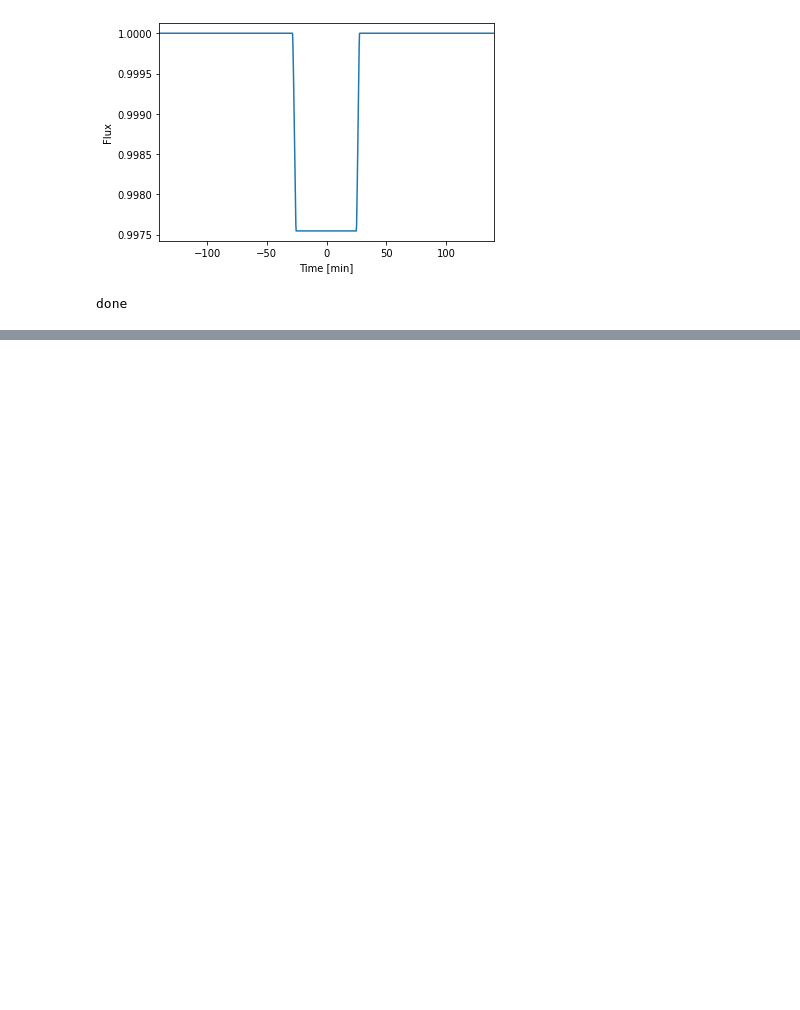
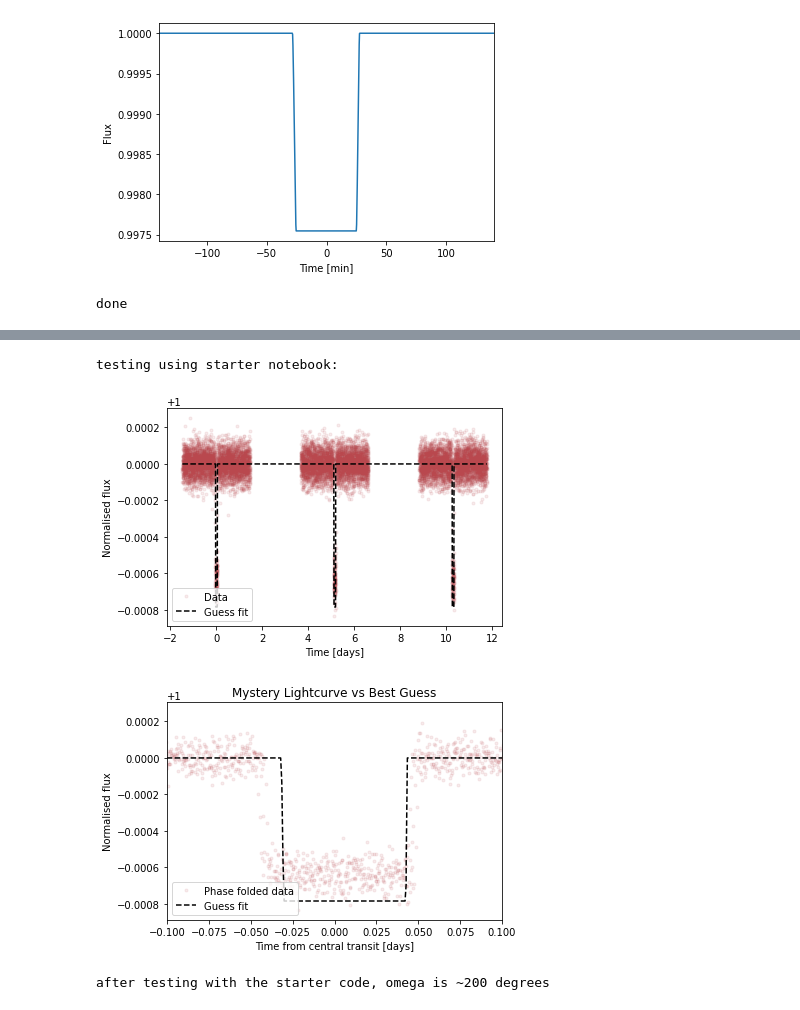
Before and after one commit to grobbins2/Exoplanets-AST4930, a Jupyter notebook: Final_Project_GR.ipynb, the cells around one changed output, grey strips where cells are left out. Saved outputs shown, nothing was run; the diff lists cells and outputs as text; code cells hidden in the pictures; blank space fills up the shorter version.

```diff
--- a/Final_Project_GR.ipynb
+++ b/Final_Project_GR.ipynb
@@ -342,0 +432,62 @@ plt.show()
+# %%
+print('testing using starter notebook:')
+g_per_MEarth=5.972e+27      ##units: g
+cm_per_REarth=6.37e8 #cm
+cm_per_RSun=6.955e10
+#Reading in the lightcurve from the CSV file
+data = loadtxt('stellar_mass_0.81_stellar_radius_0.85.csv', delimiter=',')
+time=data[:,0]
+flux=data[:,1]
+flux_err=data[:,2]
+def f_lightcurve(time,period,rp,a,inc,ecc,omega):
+    """
+    Function for computing transit models for the set of 8 free paramters
+    x - time array
+    """
+    tm = QuadraticModel()
+    tm.set_data(time)
+    om=omega/180*np.pi
+    i=inc/180.0*np.pi
+    lightcurve=tm.evaluate(k=rp, ldc=[0.0, 0.0], t0=0.0, p=period, a=a, i=i,e=ecc,w=om)
+    return lightcurve
+
+#HERE IS WHERE YOU ENTER YOUR GUESSES, FOR NUMBER 1
+guess_period= 5.15
+guess_ronr=0.028
+guess_aonr=13
+guess_inc=90
+guess_ecc=0.95
+guess_omega=200
+
+#Don't need to alter below here in this cell-------
+guess=[guess_period, guess_ronr, guess_aonr, guess_inc,guess_ecc,guess_omega]
+
+## Phasefold data time-array
+phase = (time) % guess[0] / guess[0]
+phase[np.where(phase>0.5)] -= 1
+sorted = np.argsort(phase)
+
+plt.plot(time,flux,".", color='xkcd:dusty red', label='Data', alpha=0.1)
+guess_lightcurve=f_lightcurve(time,*guess)
+plt.plot(time,guess_lightcurve,'--k', label='Guess fit')
+plt.legend(loc="lower left")
+plt.ylabel("Normalised flux")
+plt.xlabel("Time [days]")
+plt.show()
+
+## Plot data & model together, phase fold
+plt.plot(phase*guess[0], flux, ".", color='xkcd:dusty red', label='Phase folded data', alpha=0.1)
+plt.plot(phase[sorted]*guess[0], guess_lightcurve[sorted], '--k', label='Guess fit')
+plt.legend(loc="lower left")
+plt.xlim(-0.1, 0.1)
+plt.title('Mystery Lightcurve vs Best Guess')
+plt.xlabel("Time from central transit [days]")
+plt.ylabel("Normalised flux")
+plt.savefig('2_Mystery_Planet_vs_Guess_GR.png',dpi=300,bbox_inches='tight')
+plt.show()
+print('after testing with the starter code, omega is ~200 degrees')
+# %% [output]
+testing using starter notebook:
+[figure, added]
+[figure, added]
+after testing with the starter code, omega is ~200 degrees
```
Also changed, not shown: parts of 8 cells of this notebook, 2 other files.
